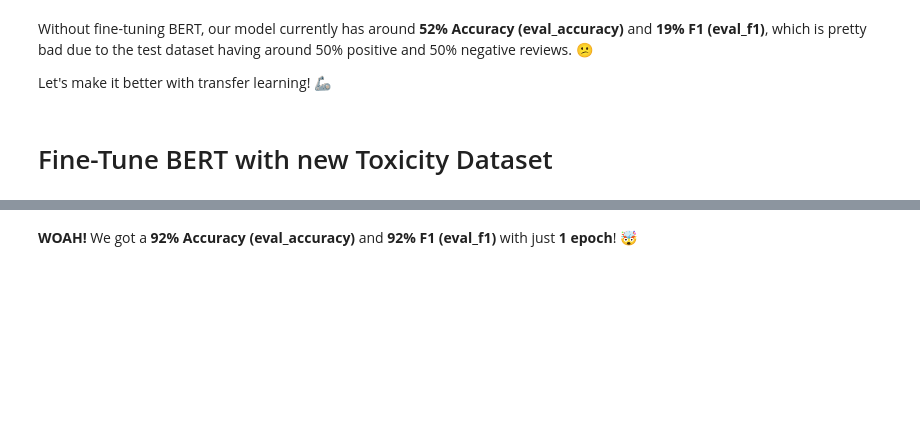
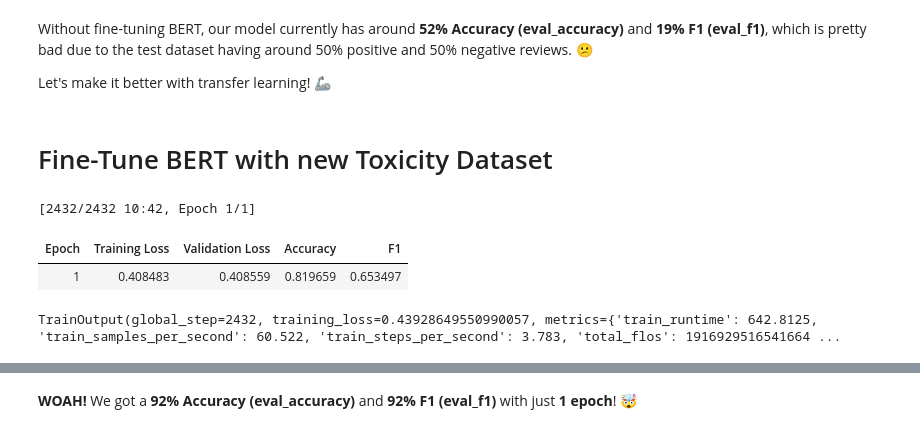
Before and after one commit to Kretaceous/NLP-Week1-Text-Classification, a Jupyter notebook: movie_review_sentiment_classifier_with_bert.ipynb, the cells around one changed output, grey strips where cells are left out. Cells and saved outputs as stored; diff of their text form; code cells hidden in the pictures; blank space fills up the shorter version.

```diff
--- a/movie_review_sentiment_classifier_with_bert.ipynb
+++ b/movie_review_sentiment_classifier_with_bert.ipynb
@@ -341,6 +325,13 @@ Without fine-tuning BERT, our model currently has around **52% Accuracy (eval_ac
 Let's make it better with transfer learning! 🦾
 # %% [markdown]
 # Fine-Tune BERT with new Toxicity Dataset
+# %%
+trainer.train()
+# %% [output]
+[2432/2432 10:42, Epoch 1/1]
+| Epoch | Training Loss | Validation Loss | Accuracy | F1 |
+| 1 | 0.408483 | 0.408559 | 0.819659 | 0.653497 |
+TrainOutput(global_step=2432, training_loss=0.43928649550990057, metrics={'train_runtime': 642.8125, 'train_samples_per_second': 60.522, 'train_steps_per_second': 3.783, 'total_flos': 1916929516541664 ...
 # %%
 # let's see how well it did in the test set
 
```
Also changed, not shown: parts of 13 cells of this notebook.
